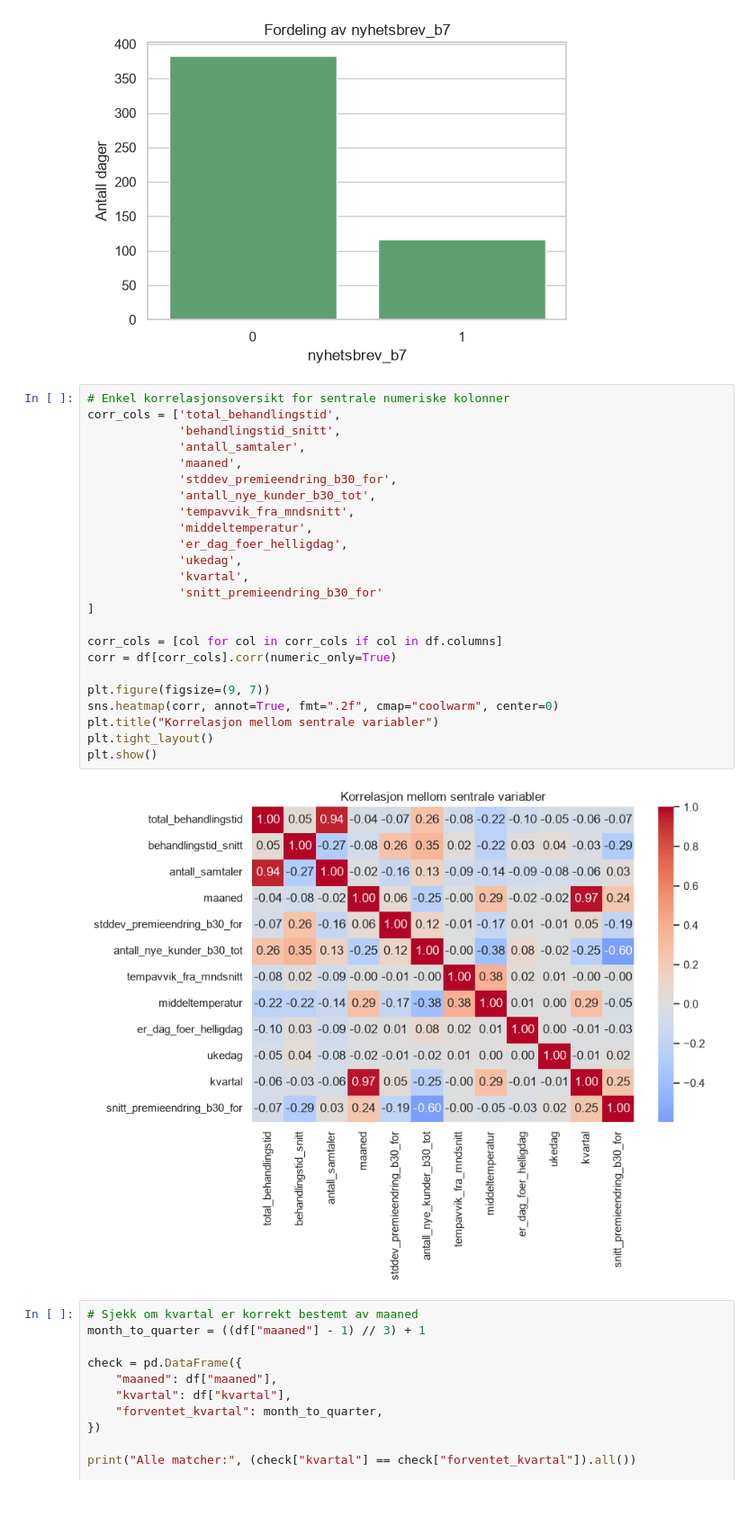
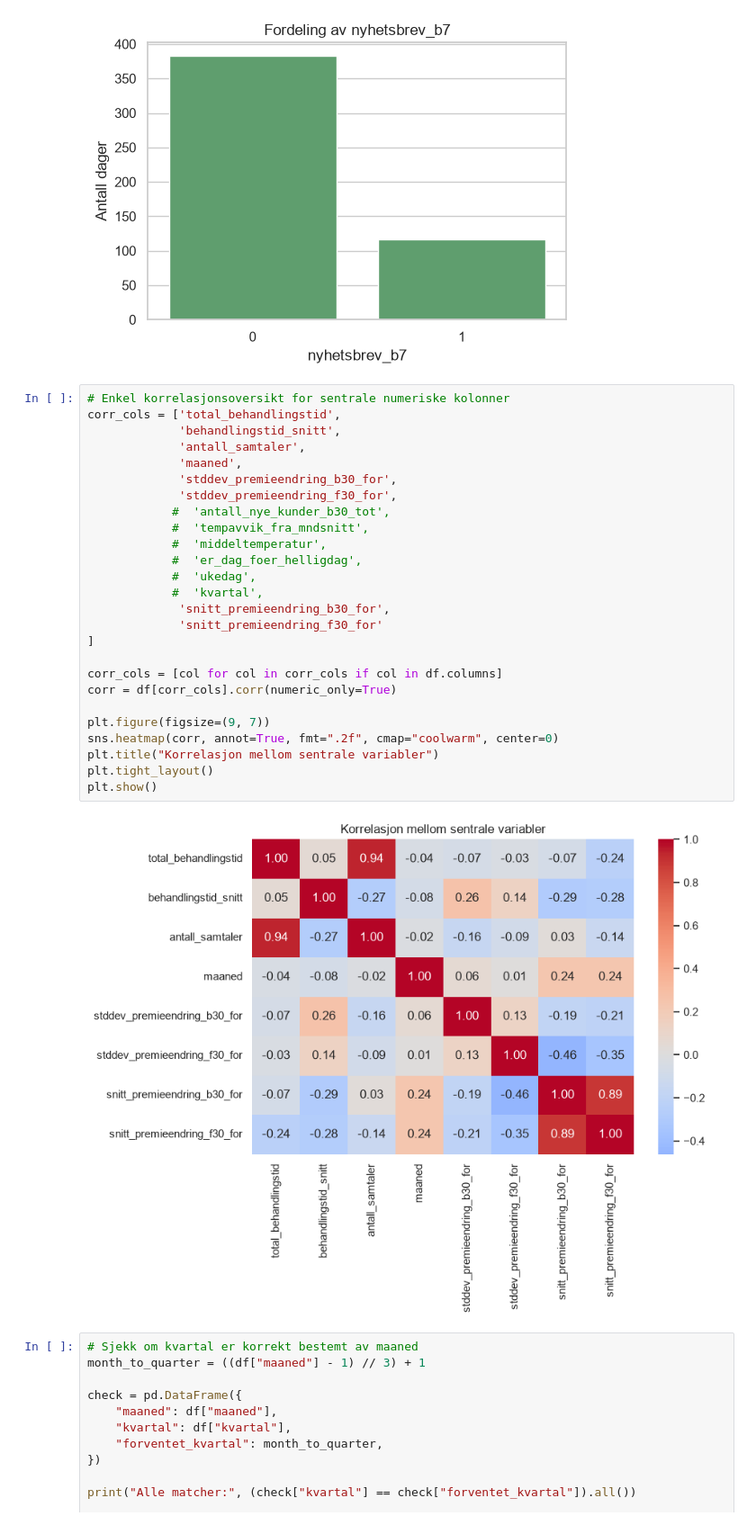
Before and after one commit to adnerolstad-klp/inngangsanalyse, a Jupyter notebook: code/notebooks/02_EDA.ipynb, the cells around one changed output. Shown at 90% size. Drawn from its saved outputs; the diff is of its cells as text.

```diff
--- a/code/notebooks/02_EDA.ipynb
+++ b/code/notebooks/02_EDA.ipynb
@@ -173,29 +173,31 @@ Name: count, dtype: int64
 # %%
 # Enkel korrelasjonsoversikt for sentrale numeriske kolonner
 corr_cols = ['total_behandlingstid',
              'behandlingstid_snitt',
              'antall_samtaler',
              'maaned',
              'stddev_premieendring_b30_for',
-             'antall_nye_kunder_b30_tot',
-             'tempavvik_fra_mndsnitt',
-             'middeltemperatur',
-             'er_dag_foer_helligdag',
-             'ukedag',
-             'kvartal',
-             'snitt_premieendring_b30_for'
+             'stddev_premieendring_f30_for',
+            #  'antall_nye_kunder_b30_tot',
+            #  'tempavvik_fra_mndsnitt',
+            #  'middeltemperatur',
+            #  'er_dag_foer_helligdag',
+            #  'ukedag',
+            #  'kvartal',
+             'snitt_premieendring_b30_for',
+             'snitt_premieendring_f30_for'
 ]
 
 corr_cols = [col for col in corr_cols if col in df.columns]
 corr = df[corr_cols].corr(numeric_only=True)
 
 plt.figure(figsize=(9, 7))
 sns.heatmap(corr, annot=True, fmt=".2f", cmap="coolwarm", center=0)
 plt.title("Korrelasjon mellom sentrale variabler")
 plt.tight_layout()
 plt.show()
 # %% [output]
-[figure, old version]
+[figure, new version]
 # %%
 # Sjekk om kvartal er korrekt bestemt av maaned
 month_to_quarter = ((df["maaned"] - 1) // 3) + 1
```
Also changed, not shown: parts of 1 cell of this notebook, 1 other file.
